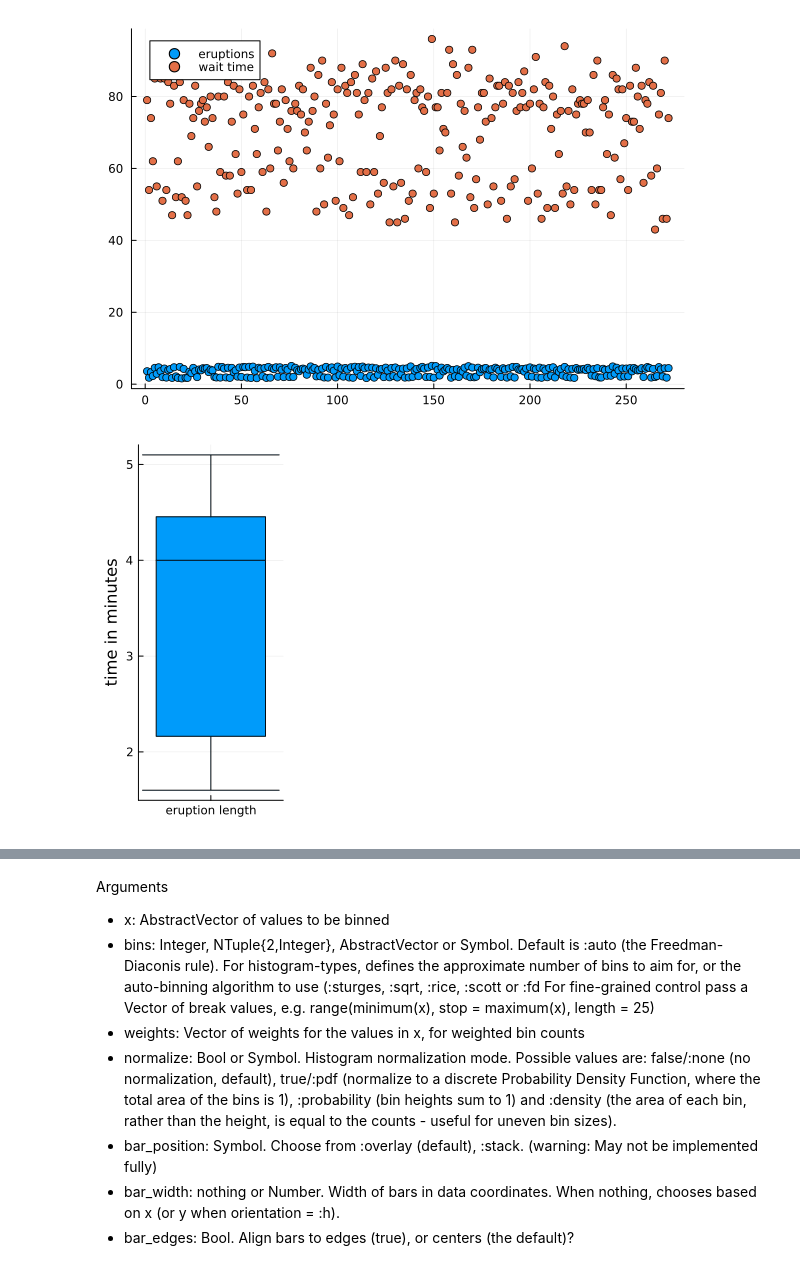
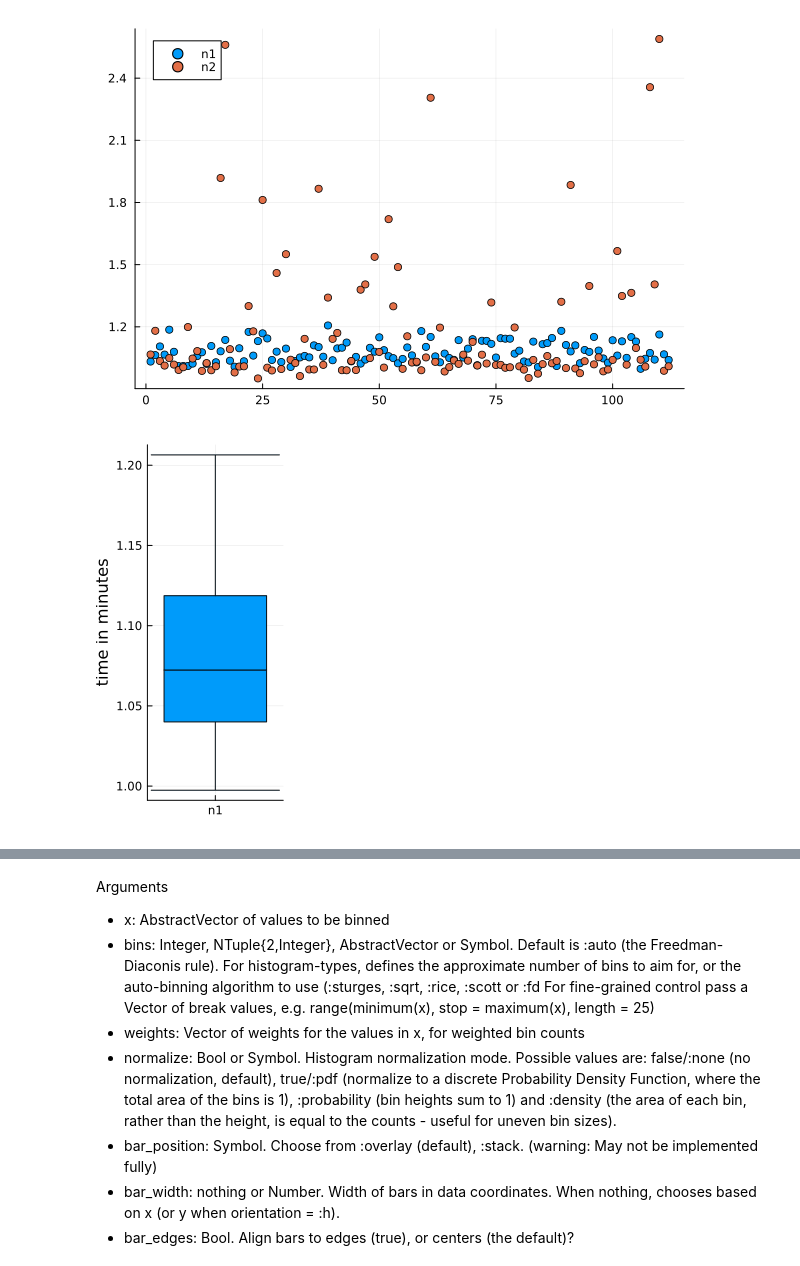
Before and after one commit to Shayne-Falco/3-compartment-maturation, a Jupyter notebook: Tutorial/03 Statistics.ipynb, the cells around one changed output, grey strips where cells are left out. Cells and saved outputs as stored; diff of their text form; code cells hidden in the pictures.

```diff
--- a/Tutorial/03 Statistics.ipynb
+++ b/Tutorial/03 Statistics.ipynb
@@ -47,11 +46,11 @@ describe(D)
-# %%
-eruptions = D[!,:Eruptions]
-scatter(eruptions,label="eruptions")
-waittime = D[!,:Waiting]
-scatter!(waittime,label="wait time")
-# %% [output]
-[figure, removed]
+# %%
+n1 = D[:,8]
+scatter(n1,label="n1")
+n2 = D[:,9]
+scatter!(n2,label="n2")
+# %% [output]
+[figure, added]
 # %%
-boxplot(["eruption length"],eruptions,legend=false,size=(200,400),whisker_width=1,ylabel="time in minutes")
+boxplot(["n1"],n1,legend=false,size=(200,400),whisker_width=1,ylabel="time in minutes")
 # %% [output]
-[figure, old version]
+[figure, new version]
```
Also changed, not shown: parts of 9 cells of this notebook, 4 other files.
